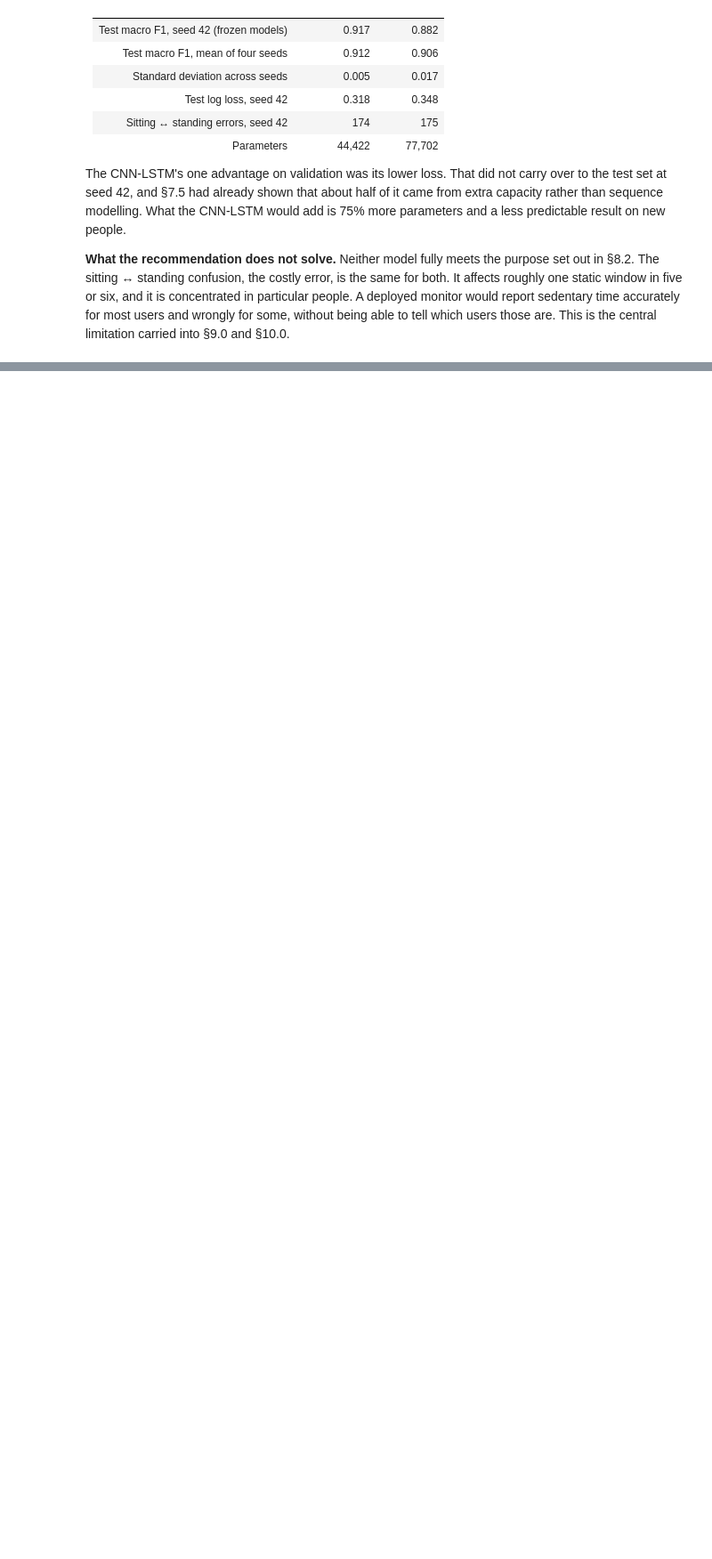
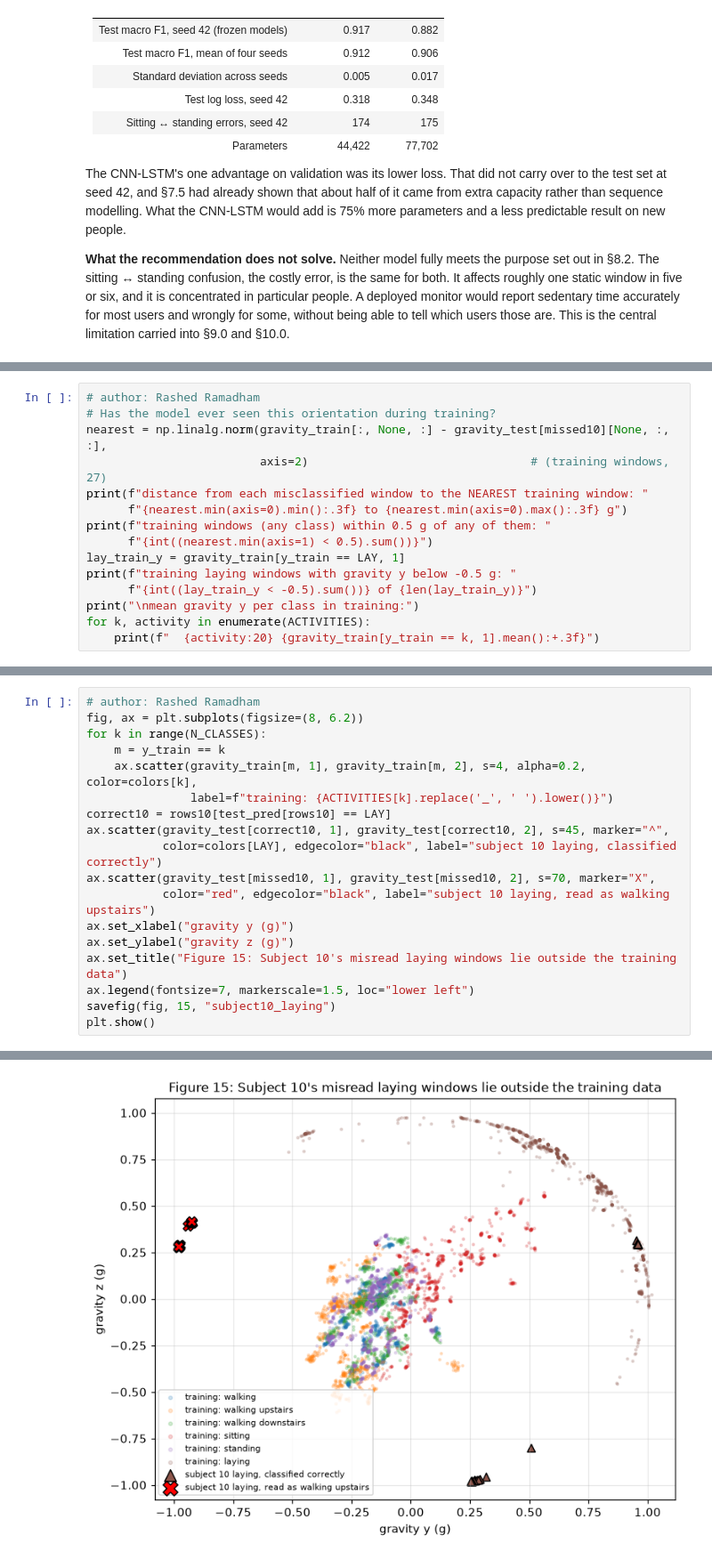
Before and after one commit to Kha73k/IT8414-GroupProject, a Jupyter notebook: IT8414_HAR.ipynb, the cells around one changed output, grey strips where cells are left out. Shown at 89% size. Cells and saved outputs as stored; diff of their text form; blank space fills up the shorter version.

```diff
--- a/IT8414_HAR.ipynb
+++ b/IT8414_HAR.ipynb
@@ -3314,0 +3824,15 @@ which users those are. This is the central limitation carried into §9.0 and
+# %%
+# author: Rashed Ramadham
+# Has the model ever seen this orientation during training?
+nearest = np.linalg.norm(gravity_train[:, None, :] - gravity_test[missed10][None, :, :],
+                         axis=2)                                # (training windows, 27)
+print(f"distance from each misclassified window to the NEAREST training window: "
+      f"{nearest.min(axis=0).min():.3f} to {nearest.min(axis=0).max():.3f} g")
+print(f"training windows (any class) within 0.5 g of any of them: "
+      f"{int((nearest.min(axis=1) < 0.5).sum())}")
+lay_train_y = gravity_train[y_train == LAY, 1]
+print(f"training laying windows with gravity y below -0.5 g: "
+      f"{int((lay_train_y < -0.5).sum())} of {len(lay_train_y)}")
+print("\nmean gravity y per class in training:")
+for k, activity in enumerate(ACTIVITIES):
+    print(f"  {activity:20} {gravity_train[y_train == k, 1].mean():+.3f}")
@@ -3314,0 +3851,19 @@ which users those are. This is the central limitation carried into §9.0 and
+# %%
+# author: Rashed Ramadham
+fig, ax = plt.subplots(figsize=(8, 6.2))
+for k in range(N_CLASSES):
+    m = y_train == k
+    ax.scatter(gravity_train[m, 1], gravity_train[m, 2], s=4, alpha=0.2, color=colors[k],
+               label=f"training: {ACTIVITIES[k].replace('_', ' ').lower()}")
+correct10 = rows10[test_pred[rows10] == LAY]
+ax.scatter(gravity_test[correct10, 1], gravity_test[correct10, 2], s=45, marker="^",
+           color=colors[LAY], edgecolor="black", label="subject 10 laying, classified correctly")
+ax.scatter(gravity_test[missed10, 1], gravity_test[missed10, 2], s=70, marker="X",
+           color="red", edgecolor="black", label="subject 10 laying, read as walking upstairs")
+ax.set_xlabel("gravity y (g)")
+ax.set_ylabel("gravity z (g)")
+ax.set_title("Figure 15: Subject 10's misread laying windows lie outside the training data")
+ax.legend(fontsize=7, markerscale=1.5, loc="lower left")
+savefig(fig, 15, "subject10_laying")
+plt.show()
+# %% [output]
@@ -3314,0 +3871 @@ which users those are. This is the central limitation carried into §9.0 and
+[figure, added]
```
Also changed, not shown: parts of 35 cells of this notebook, 4 other files.
